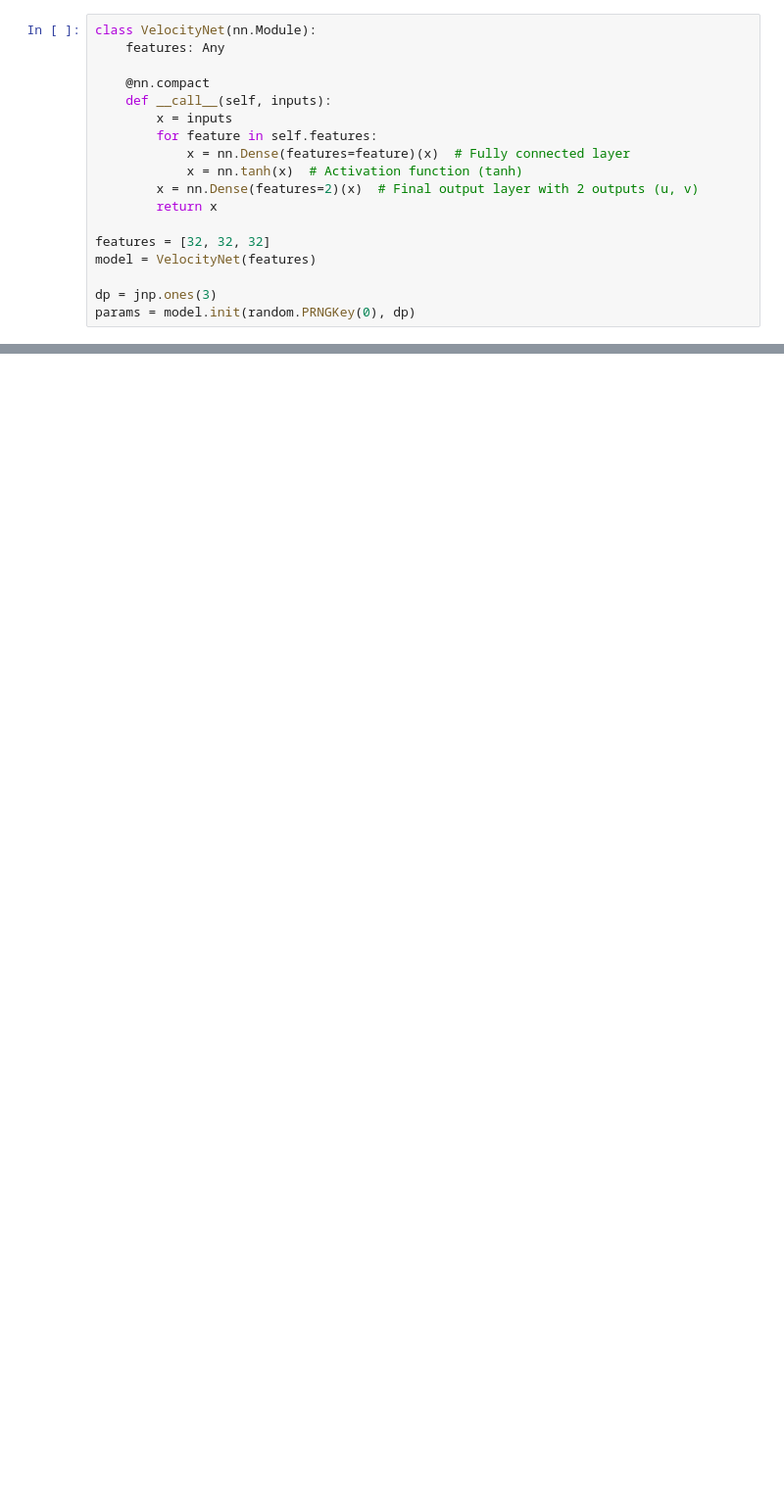
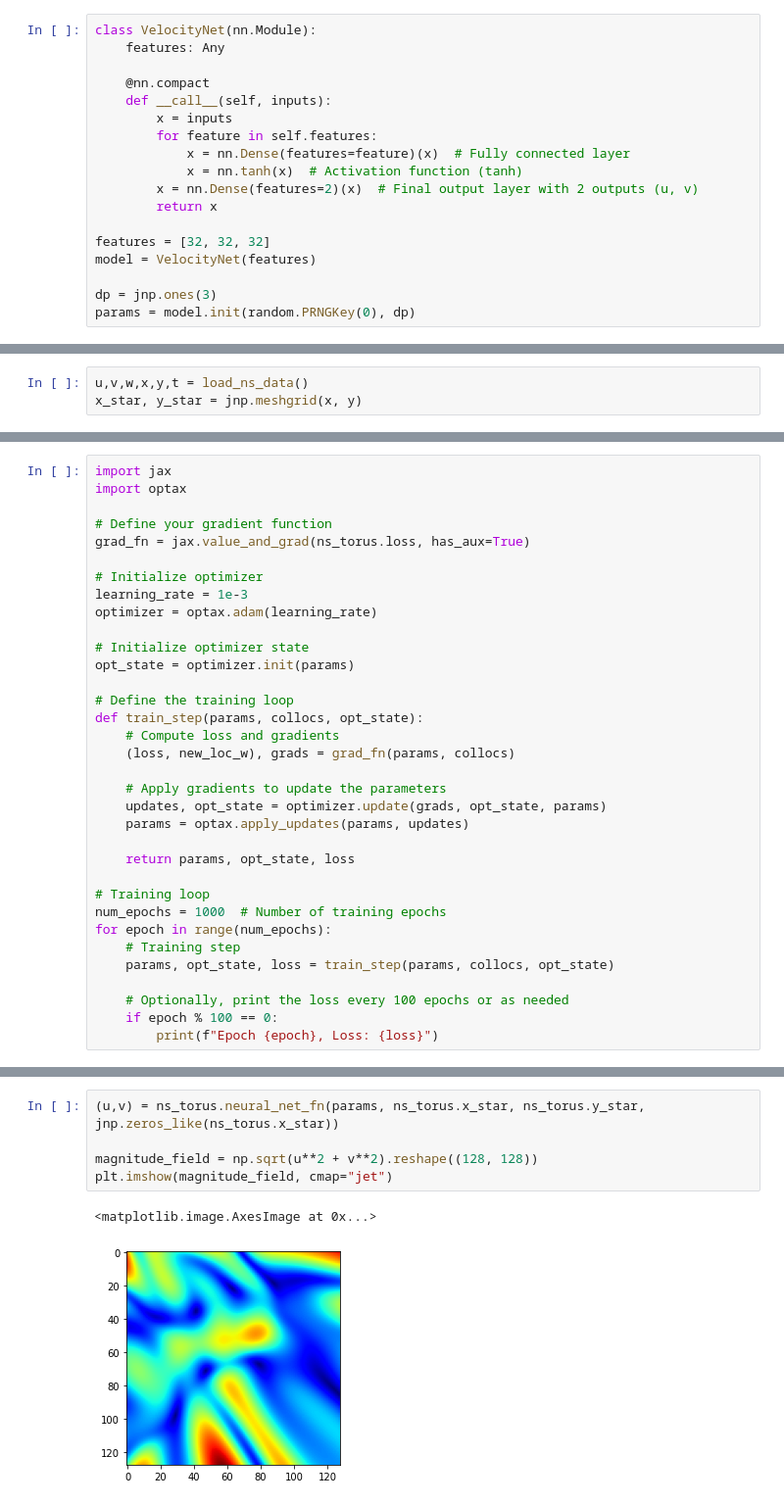
Before and after one commit to DavidCanoRosillo/PIKAN, a Jupyter notebook: NS_torus.ipynb, the cells around one changed output, grey strips where cells are left out. Shown at 98% size. Saved outputs shown, nothing was run; the diff lists cells and outputs as text; blank space fills up the shorter version.

Commit message:
TODO: NS_torus training loop, connect to yaml files

```diff
--- a/NS_torus.ipynb
+++ b/NS_torus.ipynb
@@ -106,0 +130,3 @@ ns_torus.r_net_fn(params, x_star, y_star, t_star)
+# %%
+u,v,w,x,y,t = load_ns_data()
+x_star, y_star = jnp.meshgrid(x, y)
@@ -106,0 +145,34 @@ ns_torus.r_net_fn(params, x_star, y_star, t_star)
+# %%
+import jax
+import optax
+
+# Define your gradient function
+grad_fn = jax.value_and_grad(ns_torus.loss, has_aux=True)
+
+# Initialize optimizer
+learning_rate = 1e-3
+optimizer = optax.adam(learning_rate)
+
+# Initialize optimizer state
+opt_state = optimizer.init(params)
+
+# Define the training loop
+def train_step(params, collocs, opt_state):
+    # Compute loss and gradients
+    (loss, new_loc_w), grads = grad_fn(params, collocs)
+
+    # Apply gradients to update the parameters
+    updates, opt_state = optimizer.update(grads, opt_state, params)
+    params = optax.apply_updates(params, updates)
+
+    return params, opt_state, loss
+
+# Training loop
+num_epochs = 1000  # Number of training epochs
+for epoch in range(num_epochs):
+    # Training step
+    params, opt_state, loss = train_step(params, collocs, opt_state)
+
+    # Optionally, print the loss every 100 epochs or as needed
+    if epoch % 100 == 0:
+        print(f"Epoch {epoch}, Loss: {loss}")
@@ -106,0 +190,8 @@ ns_torus.r_net_fn(params, x_star, y_star, t_star)
+# %%
+(u,v) = ns_torus.neural_net_fn(params, ns_torus.x_star, ns_torus.y_star, jnp.zeros_like(ns_torus.x_star))
+
+magnitude_field = np.sqrt(u**2 + v**2).reshape((128, 128))
+plt.imshow(magnitude_field, cmap="jet")
+# %% [output]
+<matplotlib.image.AxesImage at 0x...>
+[figure, added]
```
Also changed, not shown: parts of 8 cells of this notebook, 2 other files.
